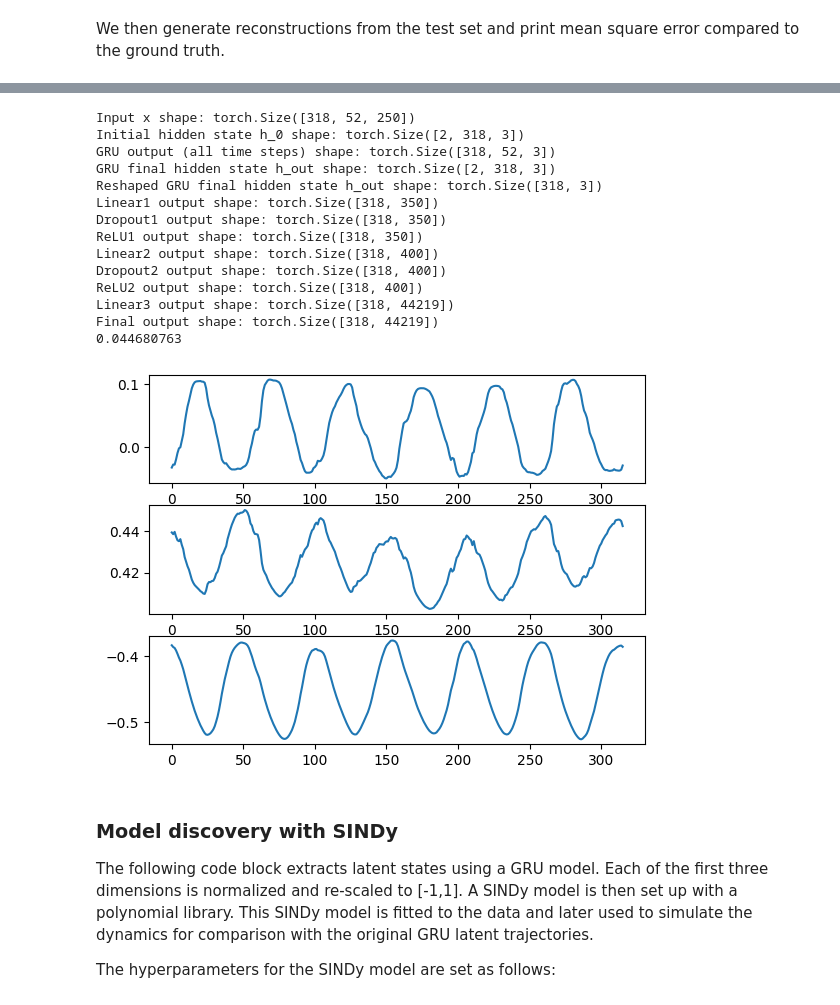
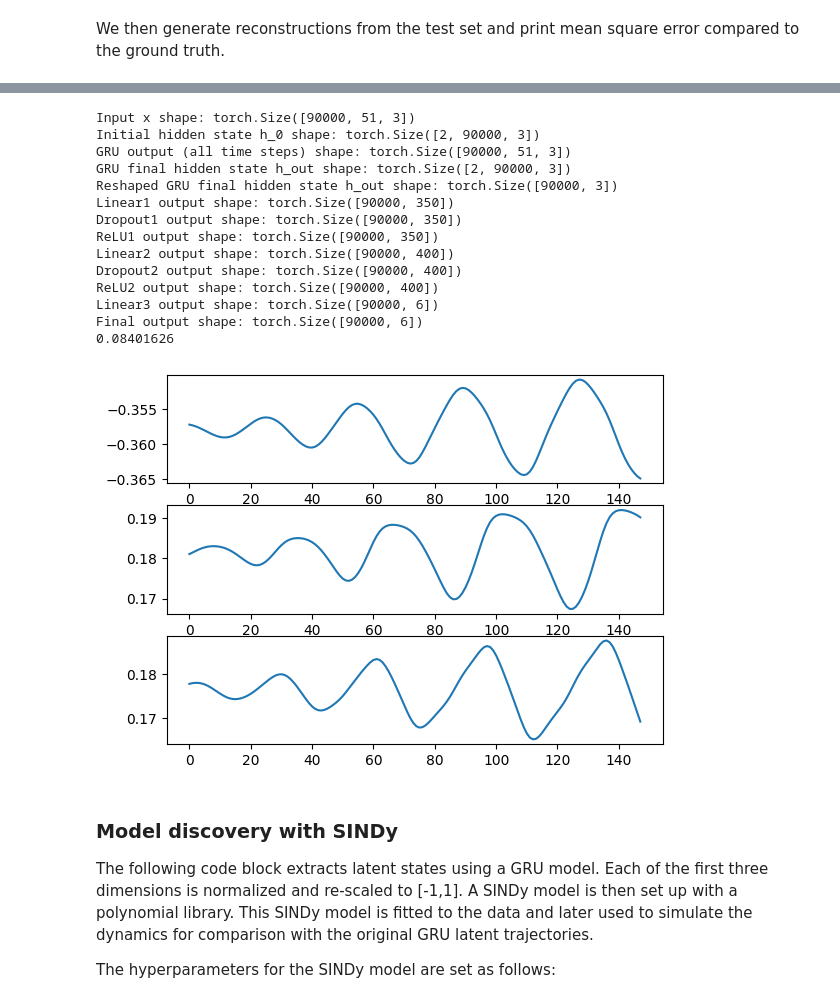
Before and after one commit to fmenol/sindy-shred, a Jupyter notebook: sst_sindy_shred_repressilator.ipynb, the cells around one changed output, grey strips where cells are left out. Saved outputs shown, nothing was run; the diff lists cells and outputs as text; code cells hidden in the pictures.

```diff
--- a/sst_sindy_shred_repressilator.ipynb
+++ b/sst_sindy_shred_repressilator.ipynb
@@ -77,11 +76,12 @@ import matplotlib.pyplot as plt
 from sklearn.preprocessing import MinMaxScaler
 import sindy
 import os
+os.environ["CUDA_VISIBLE_DEVICES"]="0"
 import pandas as pd
 import tqdm
 
 # Load the data
-data = pd.read_pickle('Data/isolated_repressilator_1_6000_201_40.pkl')
+data = pd.read_pickle('/content/sindy-shred/sindy-shred/Data/isolated_repressilator_1_6000_201_40.pkl')
 
 def discrete_data_format(df,chunk_size=1):
     X = []
@@ -152,10 +152,14 @@ print(data)
 print(data.shape)
 
 # Normalize the data where the data in shape (traj,time, dim)
+# Ensure data is float32 before scaling
+data = data.astype(np.float32)
+
 sc = MinMaxScaler()
 num_traj, num_time, num_dim = data.shape
+
 data = data.reshape(num_traj * num_time, num_dim)
-data = sc.fit_transform(data)
+data = sc.fit_transform(data).astype(np.float32)  # Also ensure output is float32
 data = data.reshape(num_traj, num_time, num_dim)
 # %% [output]
 (6000, 201, 6)
@@ -228,14 +232,27 @@ Samples per trajectory: 150
 Total number of data points: 900000
 6000.0
 # %%
-train_length , validation_length = int(0.8 * len(data_in)/samples_per_traj) * samples_per_traj, int(0.1 * len(data_in)/samples_per_traj)*samples_per_traj
+import torch
 
-train_data_in = data_in[:train_length]
-train_data_out = data_out[:train_length]
-valid_data_in = data_in[train_length:train_length + validation_length]
-valid_data_out = data_out[train_length:train_length + validation_length]
-test_data_in = data_in[train_length + validation_length:]
-test_data_out = data_out[train_length + validation_length:]
+device = torch.device("cuda" if torch.cuda.is_available() else "cpu")
+# Assume data_in and data_out are NumPy arrays
+data_in = data_in.astype(np.float32)
+data_out = data_out.astype(np.float32)
+
+train_length = int(0.8 * len(data_in) / samples_per_traj) * samples_per_traj
+validation_length = int(0.1 * len(data_in) / samples_per_traj) * samples_per_traj
+
+# Splits
+train_data_in = torch.tensor(data_in[:train_length], dtype=torch.float32).to(device)
+train_data_out = torch.tensor(data_out[:train_length], dtype=torch.float32).to(device)
+
+valid_data_in = torch.tensor(data_in[train_length:train_length + validation_length], dtype=torch.float32).to(device)
+valid_data_out = torch.tensor(data_out[train_length:train_length + validation_length], dtype=torch.float32).to(device)
+
+test_data_in = torch.tensor(data_in[train_length + validation_length:], dtype=torch.float32).to(device)
+test_data_out = torch.tensor(data_out[train_length + validation_length:], dtype=torch.float32).to(device)
+
+# Print shapes
 print("train_data_in shape:", train_data_in.shape)
 print("train_data_out shape:", train_data_out.shape)
 print("validation_data_in shape:", valid_data_in.shape)
@@ -415,31 +442,31 @@ test_recons = sc.inverse_transform(shred(test_dataset.X).detach().cpu().numpy())
 test_ground_truth = sc.inverse_transform(test_dataset.Y.detach().cpu().numpy())
 print(np.linalg.norm(test_recons - test_ground_truth) / np.linalg.norm(test_ground_truth))
 # %% [output]
-Input x shape: torch.Size([318, 52, 250])
-Initial hidden state h_0 shape: torch.Size([2, 318, 3])
-GRU output (all time steps) shape: torch.Size([318, 52, 3])
-GRU final hidden state h_out shape: torch.Size([2, 318, 3])
-Reshaped GRU final hidden state h_out shape: torch.Size([318, 3])
-Linear1 output shape: torch.Size([318, 350])
-Dropout1 output shape: torch.Size([318, 350])
-ReLU1 output shape: torch.Size([318, 350])
-Linear2 output shape: torch.Size([318, 400])
-Dropout2 output shape: torch.Size([318, 400])
-ReLU2 output shape: torch.Size([318, 400])
-Linear3 output shape: torch.Size([318, 44219])
-Final output shape: torch.Size([318, 44219])
-0.044680763
+Input x shape: torch.Size([90000, 51, 3])
+Initial hidden state h_0 shape: torch.Size([2, 90000, 3])
+GRU output (all time steps) shape: torch.Size([90000, 51, 3])
+GRU final hidden state h_out shape: torch.Size([2, 90000, 3])
+Reshaped GRU final hidden state h_out shape: torch.Size([90000, 3])
+Linear1 output shape: torch.Size([90000, 350])
+Dropout1 output shape: torch.Size([90000, 350])
+ReLU1 output shape: torch.Size([90000, 350])
+Linear2 output shape: torch.Size([90000, 400])
+Dropout2 output shape: torch.Size([90000, 400])
+ReLU2 output shape: torch.Size([90000, 400])
+Linear3 output shape: torch.Size([90000, 6])
+Final output shape: torch.Size([90000, 6])
+0.08401626
 # %%
 import pysindy as ps
 from pysindy.differentiation import FiniteDifference
-gru_outs, sindy_outs = shred.gru_outputs(test_dataset.X, sindy=True)
+gru_outs, sindy_outs = shred.gru_outputs(test_dataset.X[:150,:], sindy=True)
 differentiation_method = FiniteDifference()
 
 fig, ax = plt.subplots(latent_dim)
 for i in range(latent_dim):
     ax[i].plot(gru_outs[1:,0,i].detach().cpu().numpy())
 # %% [output]
-[figure, old version]
+[figure, new version]
 # %% [markdown]
 ### Model discovery with SINDy
 
```
Also changed, not shown: parts of 11 cells of this notebook.
